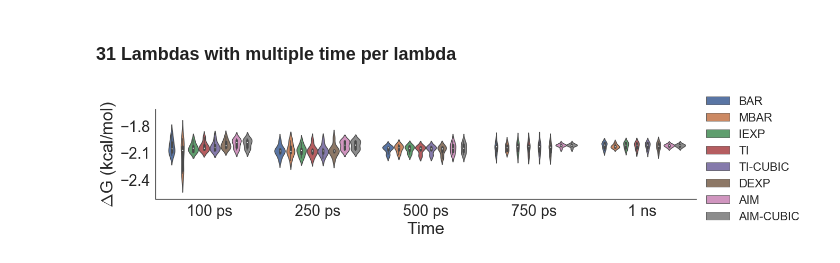
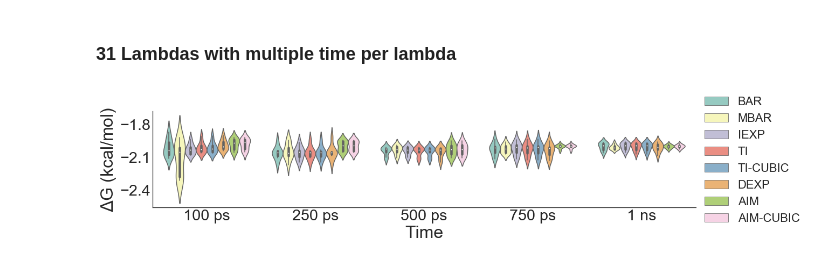
Before and after one commit to bioSandMan/gmx514, a Jupyter notebook: methane_tripep_nbs/methane.ipynb, the cells around one changed output. Cells and saved outputs as stored; diff of their text form; code cells hidden in the pictures.

Commit message:
changed palette for violinplots:

```diff
--- a/methane_tripep_nbs/methane.ipynb
+++ b/methane_tripep_nbs/methane.ipynb
@@ -594,35 +594,42 @@ for i in keys:
     ddf['key'] = i
     df = pd.concat([df,ddf])
 # %%
+sns.set()
+sns.set(font_scale=2.0)  # crazy big
+sns.set_style("white")
+colors = sns.color_palette("Set3")
+sns.set_palette(colors)
+
 melted_df = pd.melt(df,
                    id_vars = 'key',
                    value_vars = ['100 ps','250 ps','500 ps','750 ps', '1 ns'],
                    var_name = 'Time',
                    value_name = 'DeltaG(kcal/mol)')
 
 melted_df.columns = ['Method', 'Time','DeltaG(kcal/mol)']
 
+
 g = sns.catplot(x="Time",
             y="DeltaG(kcal/mol)",
-            hue="Method"
-            ,data=melted_df,
+            hue="Method",
+            data=melted_df,
             kind='violin',
             height=4,
             aspect=4,
-            legend=False)
-            #legend_out=True)
+            legend=False,
+            scale='width')
 
 plt.ylabel("$\Delta$G (kcal/mol)", fontsize=32)
 plt.xlabel("Time", fontsize=32)
 
 tick_spacing = 0.3
 g.ax.yaxis.set_major_locator(ticker.MultipleLocator(tick_spacing))
 
 # Remove the "spines" (the lines surrounding the subplot)
 plt.tick_params(axis=u'both', which=u'both',length=0, labelsize='large')
 lgd = plt.legend(bbox_to_anchor=(1.2,1.2), ncol=1, borderaxespad=0, frameon=False)
 
-plt.savefig("figures/Methane_31L_violinplotovertime.eps", dpi=600, bbox_extra_artists=(lgd,), bbox_inches='tight')
-plt.savefig("figures/Methane_31L_violinplotovertime.pdf", dpi=600, bbox_extra_artists=(lgd,), bbox_inches='tight')
+plt.savefig("../figures/Methane_31L_violinplotovertime.eps", dpi=600, bbox_extra_artists=(lgd,), bbox_inches='tight')
+plt.savefig("../figures/Methane_31L_violinplotovertime.pdf", dpi=600, bbox_extra_artists=(lgd,), bbox_inches='tight')
 # %% [output]
-[figure, old version]
+[figure, new version]
```
Also changed, not shown: parts of 1 cell of this notebook, 5 other files.
